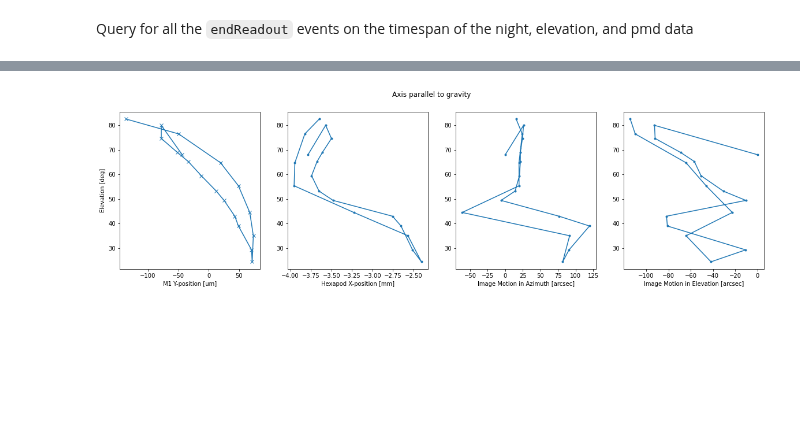
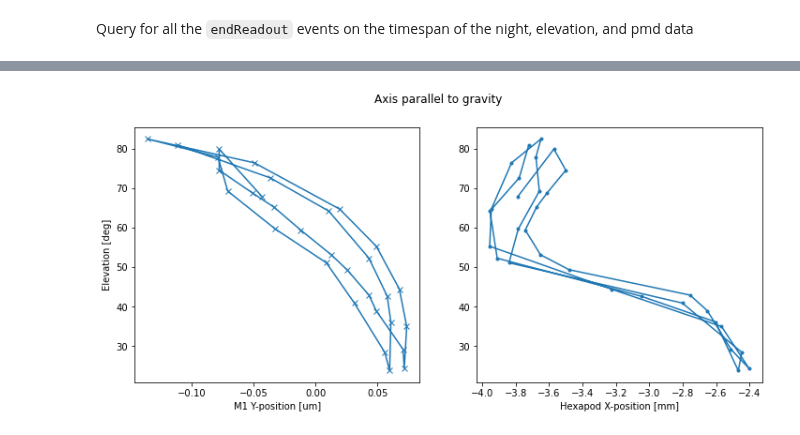
Before and after one commit to lsst-ts/ts_notebooks, a Jupyter notebook: pingraham/summit_notebooks/AT_20210607/M1_Mirror_motion.ipynb, the cells around one changed output, grey strips where cells are left out. Saved outputs shown, nothing was run; the diff lists cells and outputs as text; code cells hidden in the pictures; blank space fills up the shorter version.

Commit message:
updated M1 mirror motion notebook with nice 3x3 plot

```diff
--- a/pingraham/summit_notebooks/AT_20210607/M1_Mirror_motion.ipynb
+++ b/pingraham/summit_notebooks/AT_20210607/M1_Mirror_motion.ipynb
@@ -30,6 +30,10 @@ t2 = Time("2021-07-07T08:57:26", format='isot', scale='tai')#+TimeDelta(8.*24.*6
 # night of 2021-07-08 - first dip
 t1 = Time("2021-07-07T21:00:00", format='isot', scale='tai')
 t2 = Time("2021-07-08T01:57:26", format='isot', scale='tai')#+TimeDelta(8.*24.*60*60., format='sec', scale='tai')
+# %%
+# night of 2021-07-08 - two dips
+t1 = Time("2021-07-07T21:00:00", format='isot', scale='tai')
+t2 = Time("2021-07-08T07:00:26", format='isot', scale='tai')#+TimeDelta(8.*24.*60*60., format='sec', scale='tai')
 # %%
 # base0 = await efd_client.select_time_series("lsst.sal.Script.logevent_logMessage",
 #                                            ["message","level"], t1, t2)
@@ -113,0 +99,7 @@ print(raw_data.imageName.to_string())
+# %%
+# Remove bad dataframes
+bad_imageNames = ['AT_O_20210707_000211', 'AT_O_20210707_000314','asdfasf']
+for imageName in bad_imageNames:
+    ind = np.where(raw_data.imageName.str.find(imageName) != -1)
+    print(ind)
+    raw_data=raw_data.drop(raw_data.index[ind[0]])
@@ -329,28 +320,36 @@ for i, source_xy in enumerate(brightest_source_centroid):
 # %%
-calc_data['azShift']=azel_correction[0,:]
-calc_data['elShift']=azel_correction[1,:]
+# calc_data['azShift']=azel_correction[0,:]
+# calc_data['elShift']=azel_correction[1,:]
+# %%
+fig_height=5
+fig_width=10
 # %%
-fig, (ax1, ax2, ax3, ax4) = plt.subplots(1, 4,figsize=(20, 5))
+nwide=4; nhigh=1
+#fig, (ax1, ax2, ax3, ax4) = plt.subplots(nwide, nhigh, figsize=(nwide+fig_width, nhigh*fig_height))
+nwide=2; nhigh=1
+fig, (ax1, ax2) = plt.subplots(nhigh, nwide, figsize=(nwide+fig_width, nhigh*fig_height))
+
 fig.suptitle('Axis parallel to gravity')
-xvals = (calc_data.m1_y_pos-np.mean(calc_data.m1_y_pos))*1000 # um
+xvals = (calc_data.m1_y_pos-np.mean(calc_data.m1_y_pos)) # mm
 yvals = calc_data.elevationCalculatedAngle1
 
 ax1.plot(xvals, yvals, 'x-')
 ax1.set_ylabel('Elevation [deg]')
 ax1.set_xlabel('M1 Y-position [um]')
 
 xvals=calc_data.reportedPosition0
 ax2.plot(xvals,yvals, '.-')
 ax2.set_xlabel('Hexapod X-position [mm]')
 
-xvals=calc_data.azShift
-ax3.plot(xvals,yvals, '.-')
-ax3.set_xlabel('Image Motion in Azimuth [arcsec]')
+if nwide == 4:
+    xvals=calc_data.azShift
+    ax3.plot(xvals,yvals, '.-')
+    ax3.set_xlabel('Image Motion in Azimuth [arcsec]')
 
-xvals=calc_data.elShift
-ax4.plot(xvals,yvals, '.-')
-ax4.set_xlabel('Image Motion in Elevation [arcsec]')
+    xvals=calc_data.elShift
+    ax4.plot(xvals,yvals, '.-')
+    ax4.set_xlabel('Image Motion in Elevation [arcsec]')
 
 plt.show()
 # %% [output]
-[figure, old version]
+[figure, new version]
```
Also changed, not shown: parts of 23 cells of this notebook.
